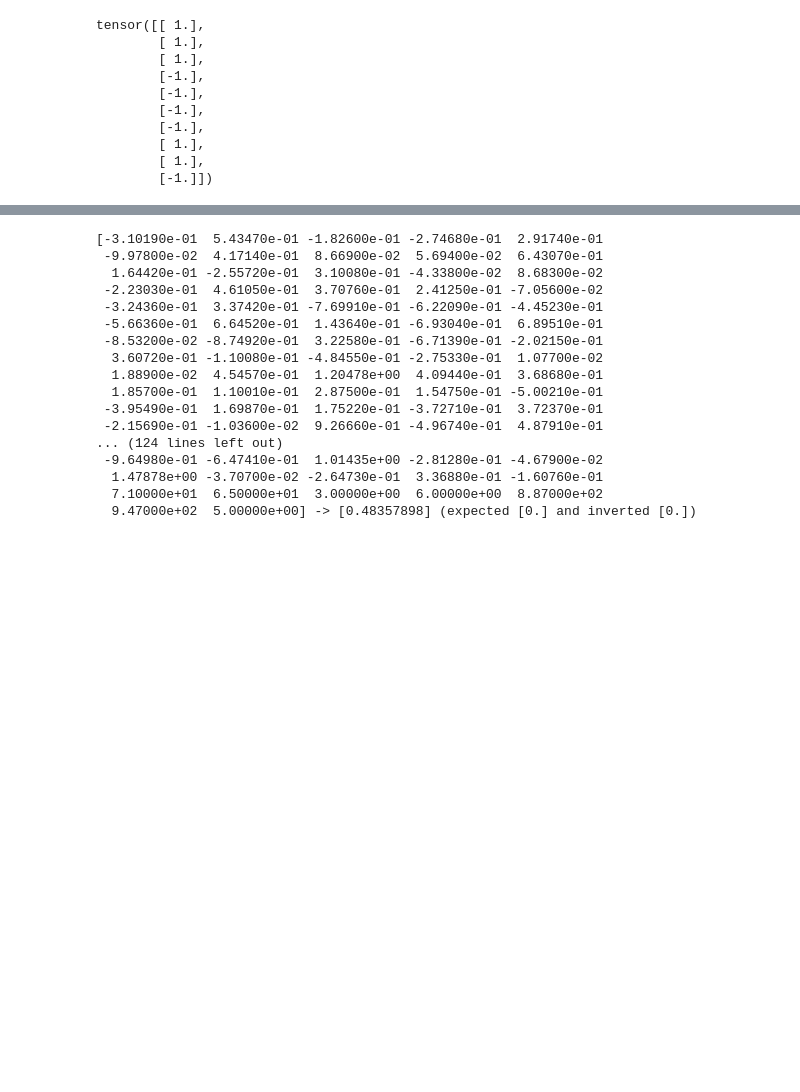
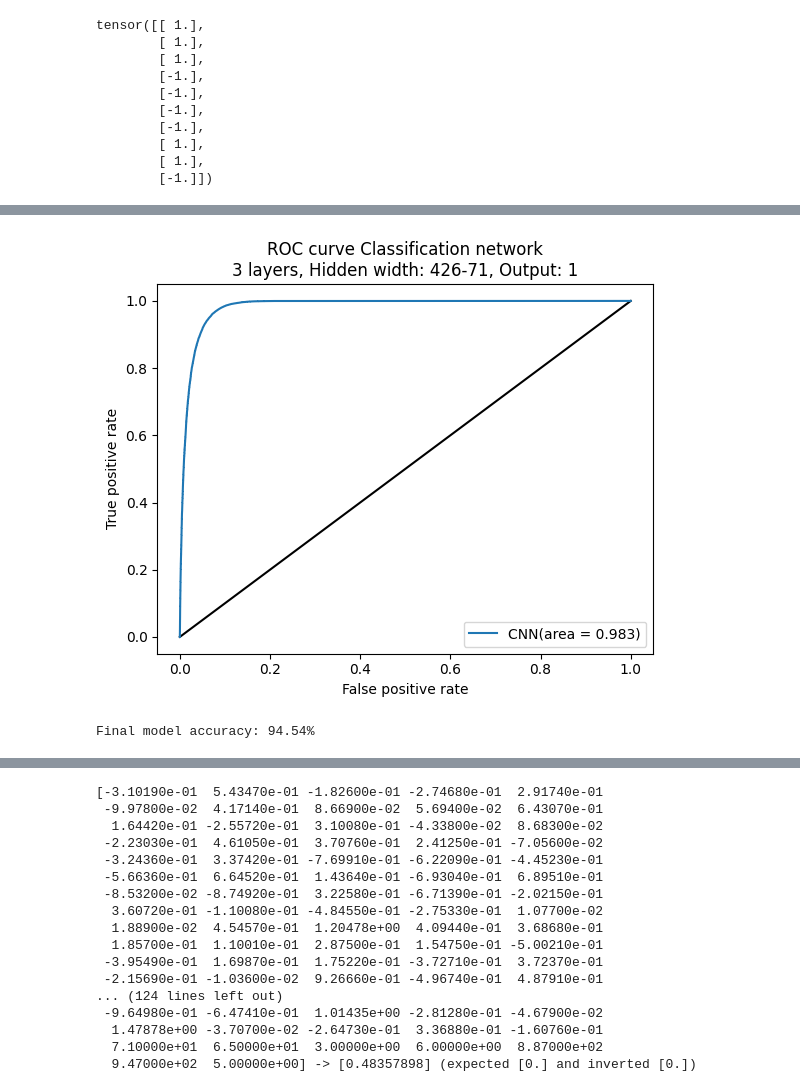
Before and after one commit to jpCantillana/NgLearning, a Jupyter notebook: torch_encdec_predict.ipynb, the cells around one changed output, grey strips where cells are left out. Saved outputs shown, nothing was run; the diff lists cells and outputs as text; code cells hidden in the pictures; blank space fills up the shorter version.

```diff
--- a/torch_encdec_predict.ipynb
+++ b/torch_encdec_predict.ipynb
@@ -1668,0 +2047,7 @@ Final model accuracy: 95.27%
+# %%
+model_ls = Deep3()
+acc = model_train(model_ls, X_train, y_train, X_test, y_test)
+print(f"Final model accuracy: {acc*100:.2f}%")
+# %% [output]
+[figure, added]
+Final model accuracy: 94.54%
```
Also changed, not shown: parts of 41 cells of this notebook.
